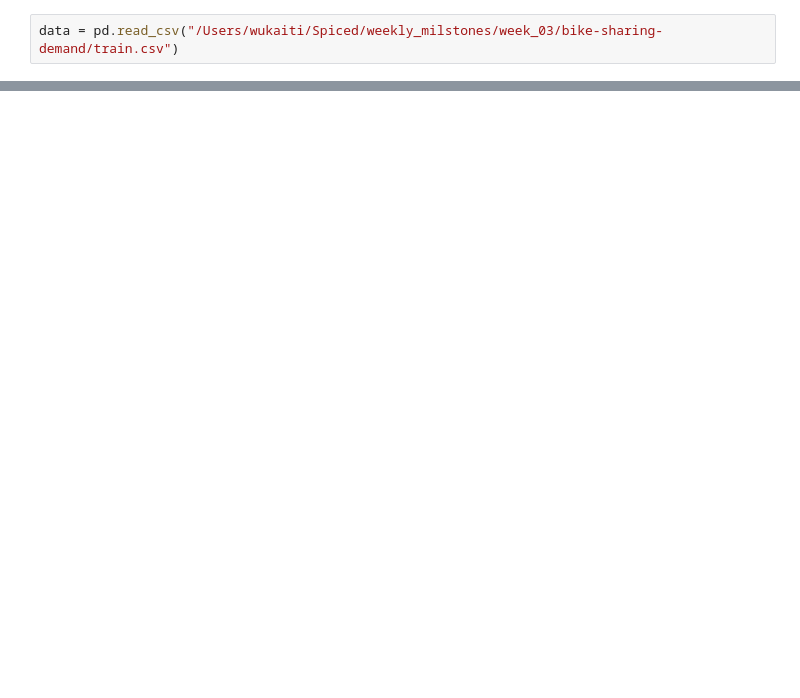
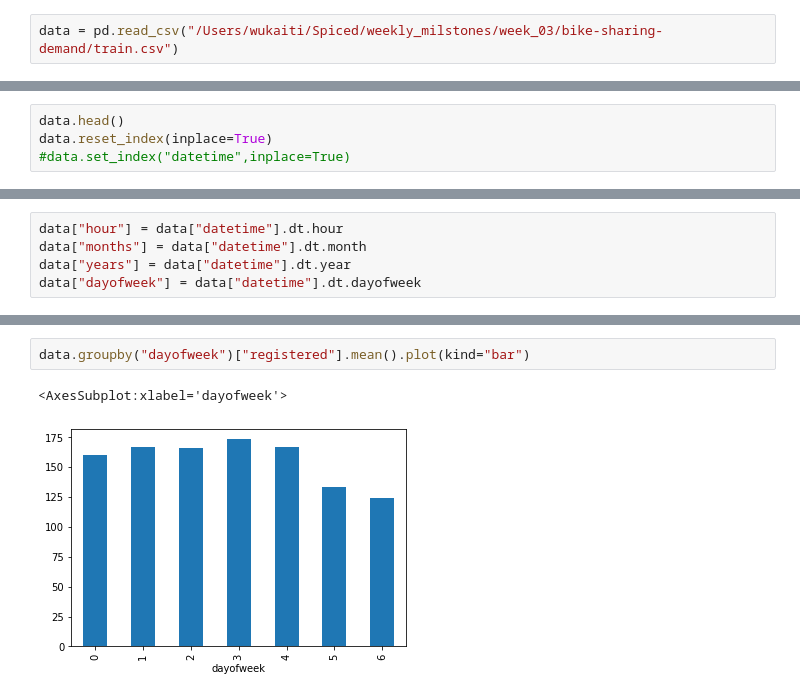
Before and after one commit to kaitiwu/Data_Science, a Jupyter notebook: week_03/week3_proj_bike_kw.ipynb, the cells around one changed output, grey strips where cells are left out. Cells and saved outputs as stored; diff of their text form; blank space fills up the shorter version.

```diff
--- a/week_03/week3_proj_bike_kw.ipynb
+++ b/week_03/week3_proj_bike_kw.ipynb
@@ -33,0 +43,4 @@ data = pd.read_csv("/Users/wukaiti/Spiced/weekly_milstones/week_03/bike-sharing-
+# %%
+data.head()
+data.reset_index(inplace=True)
+#data.set_index("datetime",inplace=True)
@@ -33,0 +66,5 @@ data = pd.read_csv("/Users/wukaiti/Spiced/weekly_milstones/week_03/bike-sharing-
+# %%
+data["hour"] = data["datetime"].dt.hour
+data["months"] = data["datetime"].dt.month
+data["years"] = data["datetime"].dt.year
+data["dayofweek"] = data["datetime"].dt.dayofweek
@@ -33,0 +85,5 @@ data = pd.read_csv("/Users/wukaiti/Spiced/weekly_milstones/week_03/bike-sharing-
+# %%
+data.groupby("dayofweek")["registered"].mean().plot(kind="bar")
+# %% [output]
+<AxesSubplot:xlabel='dayofweek'>
+[figure, added]
```
Also changed, not shown: parts of 17 cells of this notebook.
